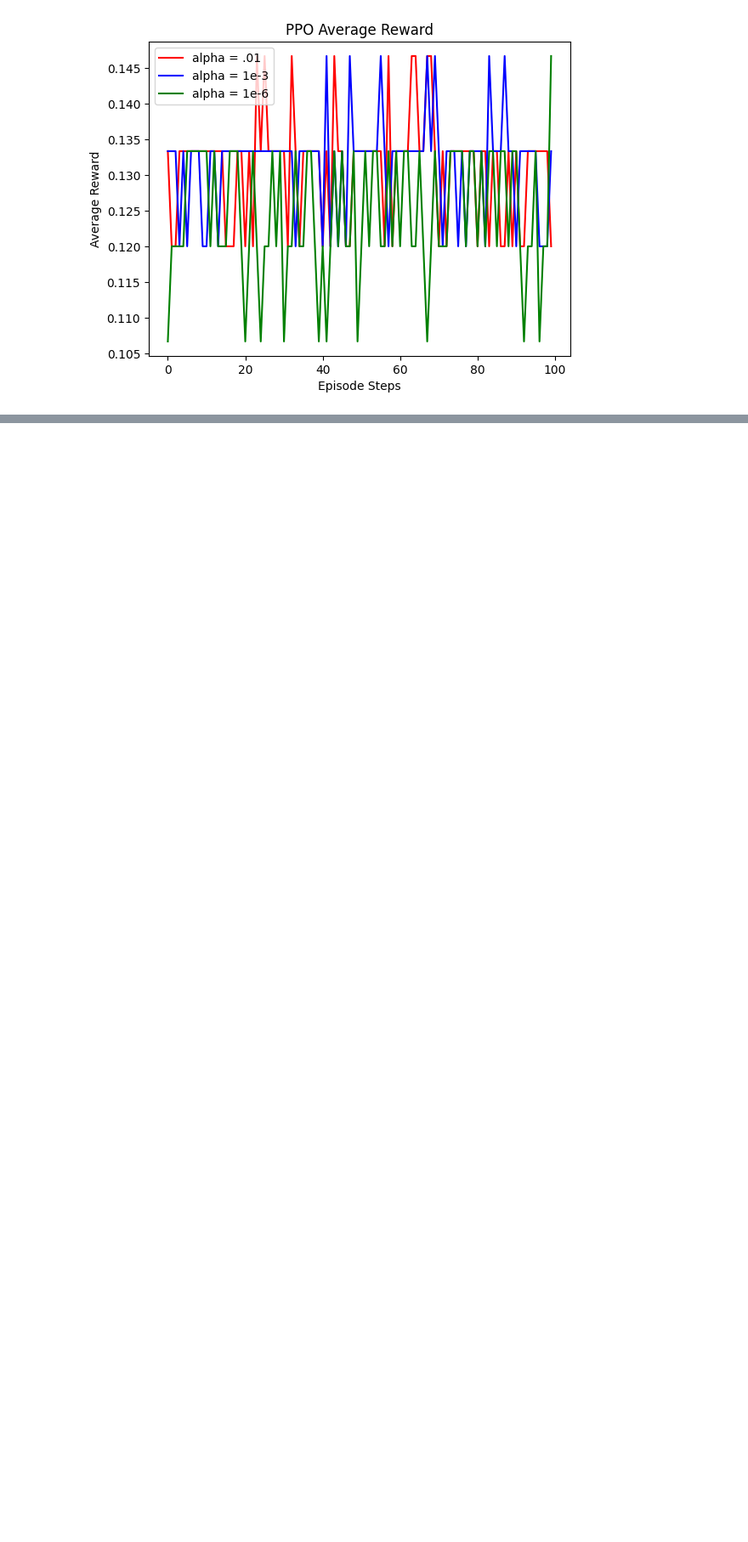
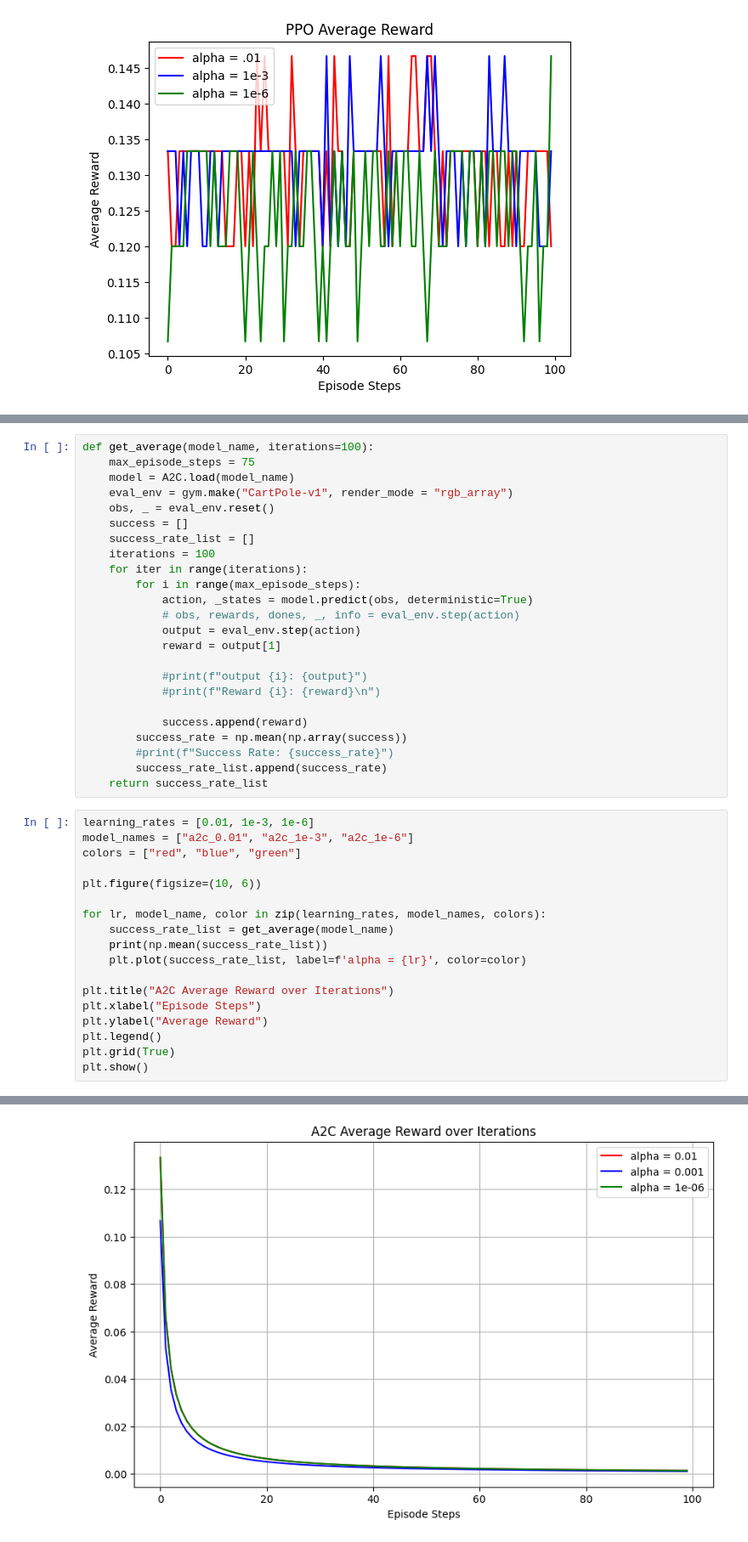
Before and after one commit to Tazering/CS-6501_RL_Project, a Jupyter notebook: cartpole_ppo.ipynb, the cells around one changed output, grey strips where cells are left out. Shown at 85% size. Cells and saved outputs as stored; diff of their text form; blank space fills up the shorter version.

Commit message:
Align A2C algo with different alpha

```diff
--- a/cartpole_ppo.ipynb
+++ b/cartpole_ppo.ipynb
@@ -133,0 +219,43 @@ plt.show()
+# %%
+def get_average(model_name, iterations=100):
+    max_episode_steps = 75
+    model = A2C.load(model_name)
+    eval_env = gym.make("CartPole-v1", render_mode = "rgb_array")
+    obs, _ = eval_env.reset()
+    success = []
+    success_rate_list = []
+    iterations = 100
+    for iter in range(iterations):
+        for i in range(max_episode_steps):
+            action, _states = model.predict(obs, deterministic=True)
+            # obs, rewards, dones, _, info = eval_env.step(action)
+            output = eval_env.step(action)
+            reward = output[1]
+
+            #print(f"output {i}: {output}")
+            #print(f"Reward {i}: {reward}\n")
+
+            success.append(reward)
+        success_rate = np.mean(np.array(success))
+        #print(f"Success Rate: {success_rate}")
+        success_rate_list.append(success_rate)
+    return success_rate_list
+# %%
+learning_rates = [0.01, 1e-3, 1e-6]
+model_names = ["a2c_0.01", "a2c_1e-3", "a2c_1e-6"]
+colors = ["red", "blue", "green"]
+
+plt.figure(figsize=(10, 6))
+
+for lr, model_name, color in zip(learning_rates, model_names, colors):
+    success_rate_list = get_average(model_name)
+    print(np.mean(success_rate_list))
+    plt.plot(success_rate_list, label=f'alpha = {lr}', color=color)
+
+plt.title("A2C Average Reward over Iterations")
+plt.xlabel("Episode Steps")
+plt.ylabel("Average Reward")
+plt.legend()
+plt.grid(True)
+plt.show()
+# %% [output]
@@ -134,3 +279,4 @@ plt.show()
+[figure, added]
 # %%
 import gymnasium as gym
 from gymnasium.wrappers import TimeLimit
```
Also changed, not shown: parts of 5 cells of this notebook, 4 other files.
